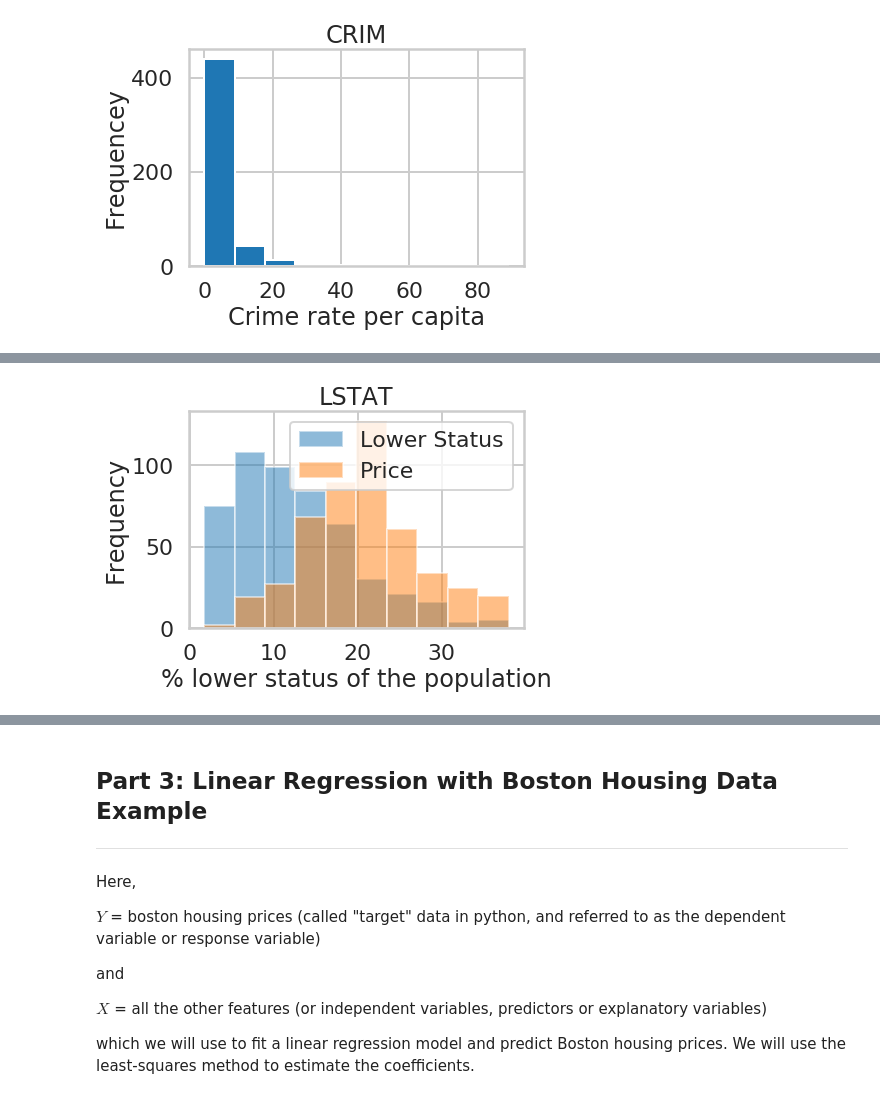
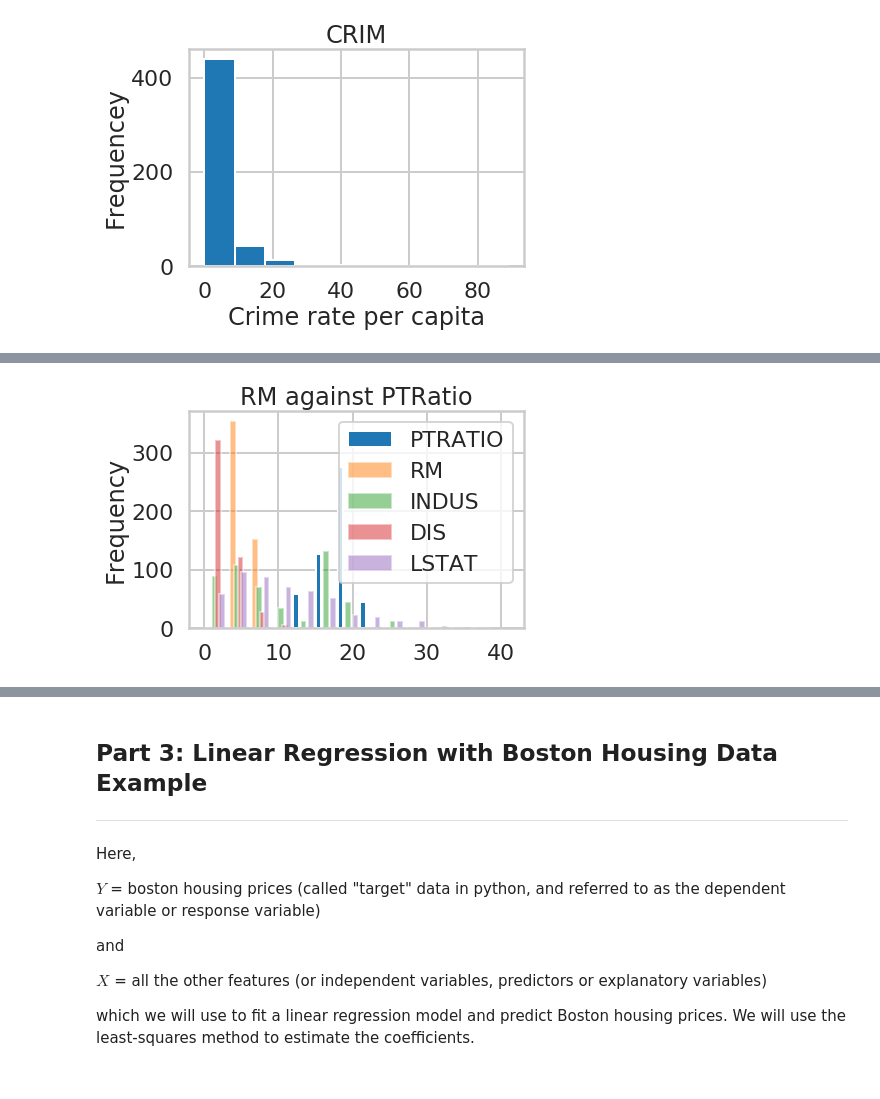
Before and after one commit to AHalarewicz/LinearRegression, a Jupyter notebook: linear_regression/Mini_Project_Linear_Regression.ipynb, the cells around one changed output, grey strips where cells are left out. Saved outputs shown, nothing was run; the diff lists cells and outputs as text; code cells hidden in the pictures.

```diff
--- a/linear_regression/Mini_Project_Linear_Regression.ipynb
+++ b/linear_regression/Mini_Project_Linear_Regression.ipynb
@@ -426,9 +412,15 @@ _ = plt.legend(['Pupil:Teacher', 'Rooms'])
-# %%
-_, bins, _ = plt.hist(bos.LSTAT, alpha=0.5)
-_ = plt.hist(bos.PRICE, alpha=0.5, bins=bins)
-_ = plt.title('LSTAT')
-_ = plt.xlabel('% lower status of the population')
-_ = plt.ylabel('Frequency')
-_ = plt.legend(['Lower Status', 'Price'])
-# %% [output]
-[figure, removed]
+# %%
+bins = np.arange(0,40,3)
+width = .75
+_ = plt.hist(bos.PTRATIO, alpha=1, bins=bins+0.0, width=width)
+_ = plt.hist(bos.RM, alpha=0.5, bins=bins+0.5, width=width)
+_ = plt.hist(bos.INDUS, alpha=0.5, bins=bins+1.0, width=width)
+_ = plt.hist(bos.DIS, alpha=0.5, bins=bins+1.5, width=width)
+_ = plt.hist(bos.LSTAT, alpha=0.5, bins=bins+2.0, width=width)
+
+_ = plt.title('RM against PTRatio')
+_ = plt.ylabel('Frequency')
+
+_ = plt.legend(['PTRATIO', 'RM', 'INDUS', 'DIS', 'LSTAT'])
+# %% [output]
+[figure, added]
```
Also changed, not shown: parts of 35 cells of this notebook.
